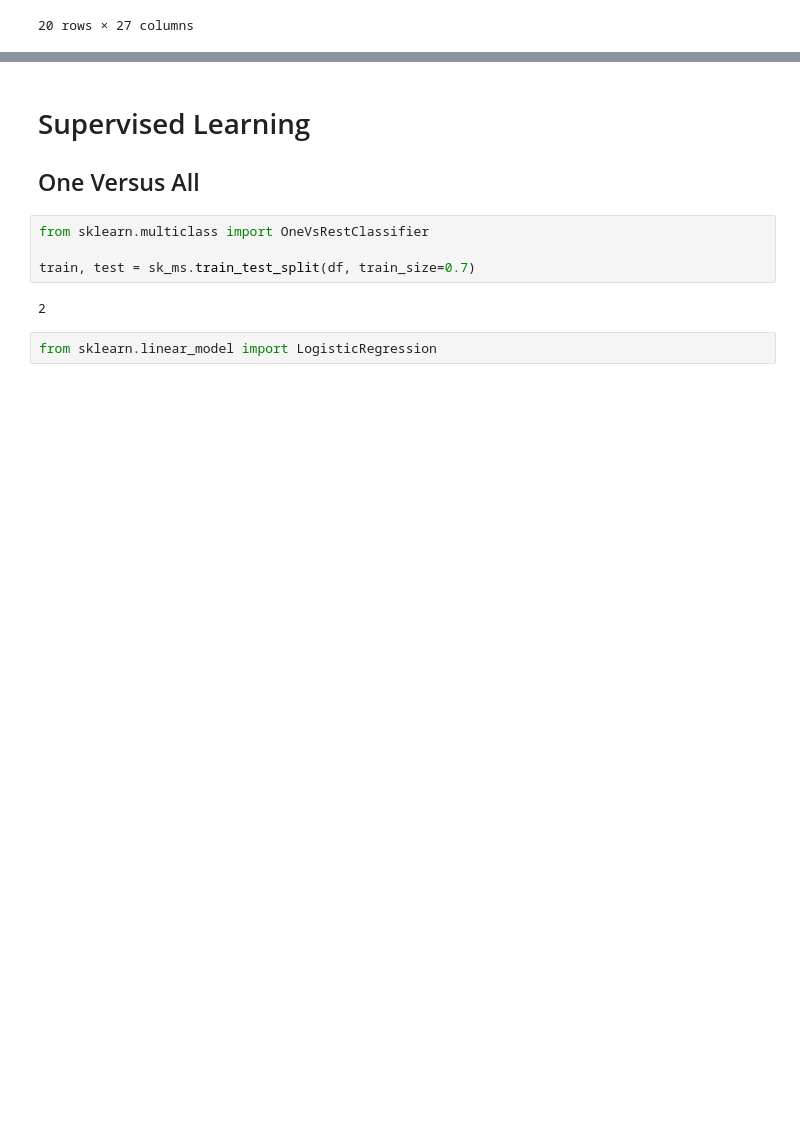
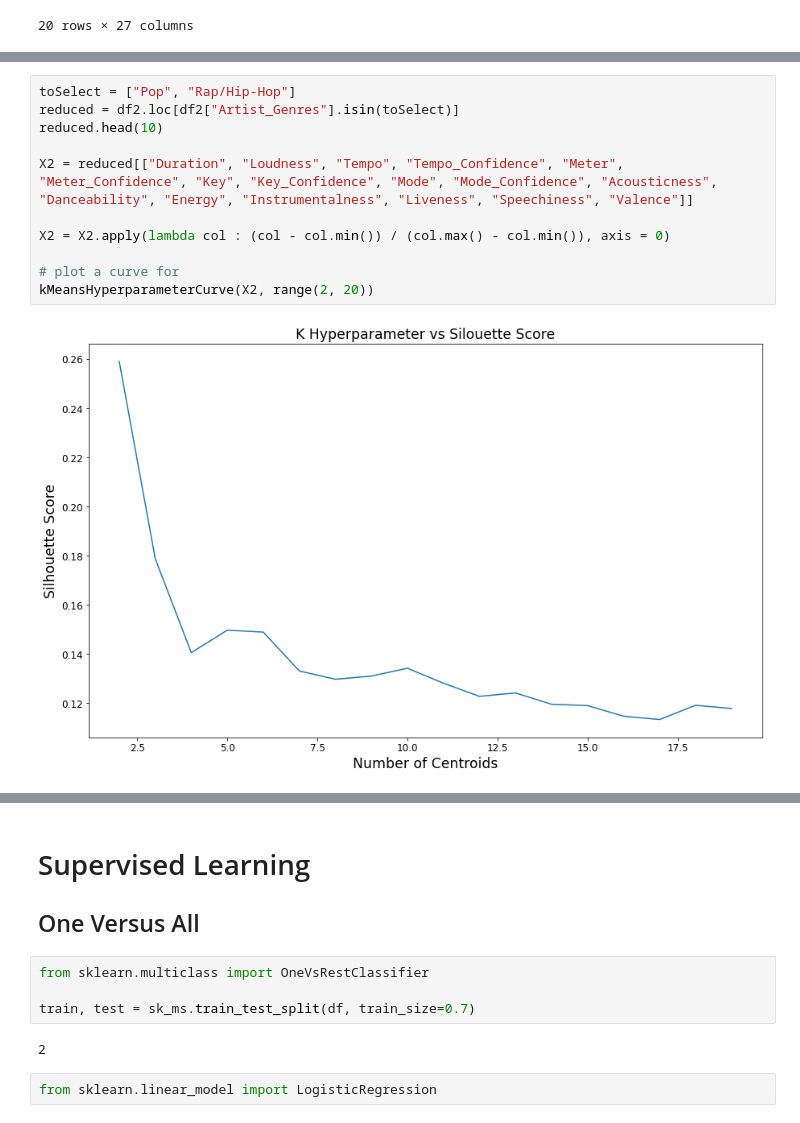
Before and after one commit to Mabanta/CMSC422_Final, a Jupyter notebook: 422final.ipynb, the cells around one changed output, grey strips where cells are left out. Saved outputs shown, nothing was run; the diff lists cells and outputs as text; blank space fills up the shorter version.

```diff
--- a/422final.ipynb
+++ b/422final.ipynb
@@ -577,0 +608,13 @@ array([[ 1,  0,  0,  0,  0,  0,  0,  0,  0,  0,  0],
+# %%
+toSelect = ["Pop", "Rap/Hip-Hop"]
+reduced = df2.loc[df2["Artist_Genres"].isin(toSelect)]
+reduced.head(10)
+
+X2 = reduced[["Duration", "Loudness", "Tempo", "Tempo_Confidence", "Meter", "Meter_Confidence", "Key", "Key_Confidence", "Mode", "Mode_Confidence", "Acousticness", "Danceability", "Energy", "Instrumentalness", "Liveness", "Speechiness", "Valence"]]
+
+X2 = X2.apply(lambda col : (col - col.min()) / (col.max() - col.min()), axis = 0)
+
+# plot a curve for
+kMeansHyperparameterCurve(X2, range(2, 20))
+# %% [output]
+[figure, added]
```
Also changed, not shown: parts of 12 cells of this notebook.
